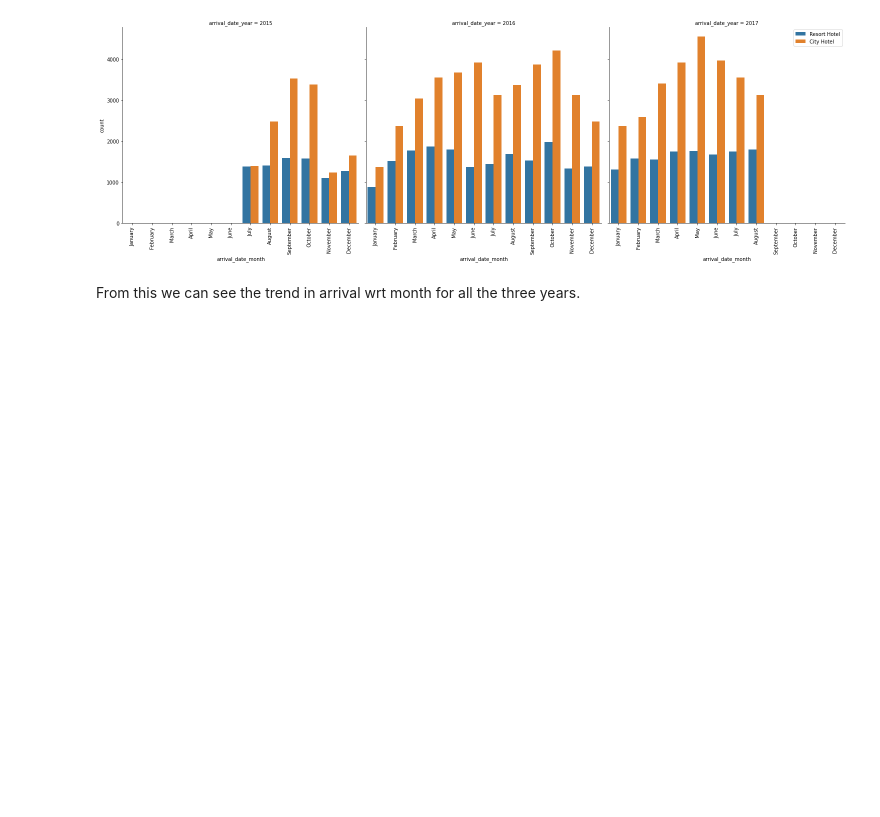
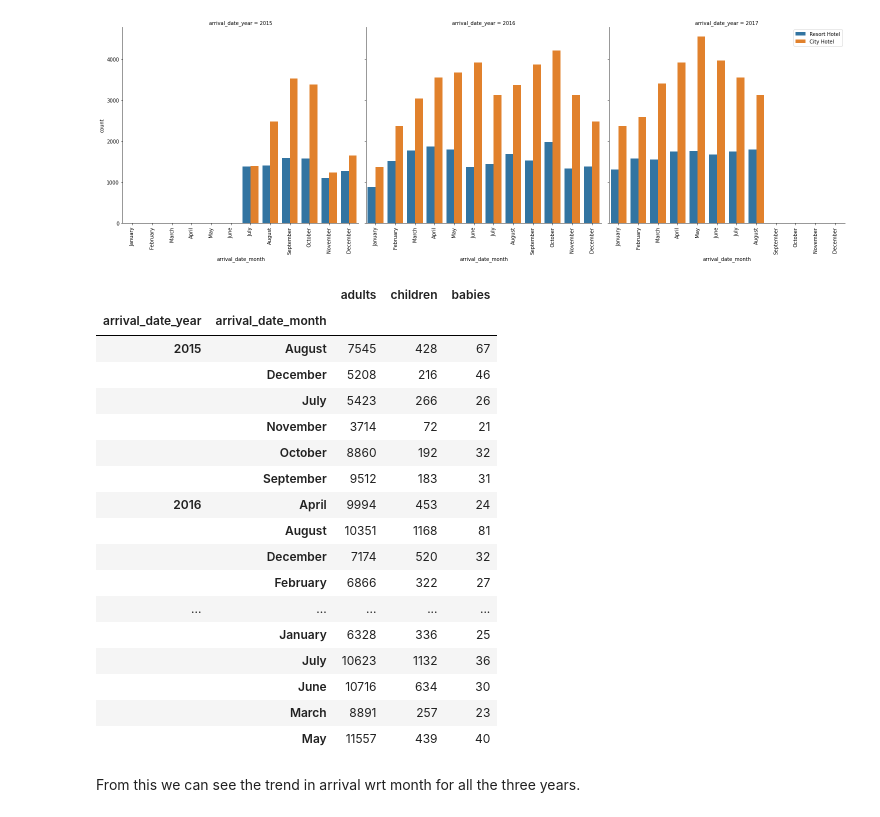
Before and after one commit to V-dit/EDA-hotel-booking-analysis, a Jupyter notebook: Hotel_Booking_Analysis_Final_File.ipynb, the cells around one changed output. Saved outputs shown, nothing was run; the diff lists cells and outputs as text; code cells hidden in the pictures; blank space fills up the shorter version.

```diff
--- a/Hotel_Booking_Analysis_Final_File.ipynb
+++ b/Hotel_Booking_Analysis_Final_File.ipynb
@@ -418,6 +414,42 @@ for axes in plot.axes.flat:
 plt.tight_layout()
 # %% [output]
 [figure]
+# %%
+# Trying for percentage of booking
+order_months = ['January', 'February', 'March', 'April', 'May', 'June', 'July', 'August', 'September', 'October', 'November', 'December']
+arrival_data = df[['hotel', 'arrival_date_year', 'arrival_date_month', 'arrival_date_week_number',
+              'arrival_date_day_of_month', 'stays_in_weekend_nights', 'stays_in_week_nights']]
+abc1 = df.groupby(['arrival_date_year', 'arrival_date_month'])['adults'].sum()
+abc2 = df.groupby(['arrival_date_year', 'arrival_date_month'])['children'].sum()
+abc3 = df.groupby(['arrival_date_year', 'arrival_date_month'])['babies'].sum()
+# plot = sns.catplot(x = 'arrival_date_month', hue = 'hotel', col = 'arrival_date_year',
+#             data = arrival_data, kind="count", height=7, aspect=1, order = order_months, legend = False)
+# plt.legend(loc='upper right')
+
+# for axes in plot.axes.flat:
+#     _ = axes.set_xticklabels(axes.get_xticklabels(), rotation=90)
+# plt.tight_layout()
+# %%
+abc1
+# %% [output]
+|  |  | adults | children | babies |
+| arrival_date_year | arrival_date_month |  |  |  |
+| 2015 | August | 7545 | 428 | 67 |
+|  | December | 5208 | 216 | 46 |
+|  | July | 5423 | 266 | 26 |
+|  | November | 3714 | 72 | 21 |
+|  | October | 8860 | 192 | 32 |
+|  | September | 9512 | 183 | 31 |
+| 2016 | April | 9994 | 453 | 24 |
+|  | August | 10351 | 1168 | 81 |
+|  | December | 7174 | 520 | 32 |
+|  | February | 6866 | 322 | 27 |
+| ... | ... | ... | ... | ... |
+|  | January | 6328 | 336 | 25 |
+|  | July | 10623 | 1132 | 36 |
+|  | June | 10716 | 634 | 30 |
+|  | March | 8891 | 257 | 23 |
+|  | May | 11557 | 439 | 40 |
 # %% [markdown]
 From this we can see the trend in arrival wrt month for all the three years.
 # %%
```
Also changed, not shown: parts of 4 cells of this notebook.
